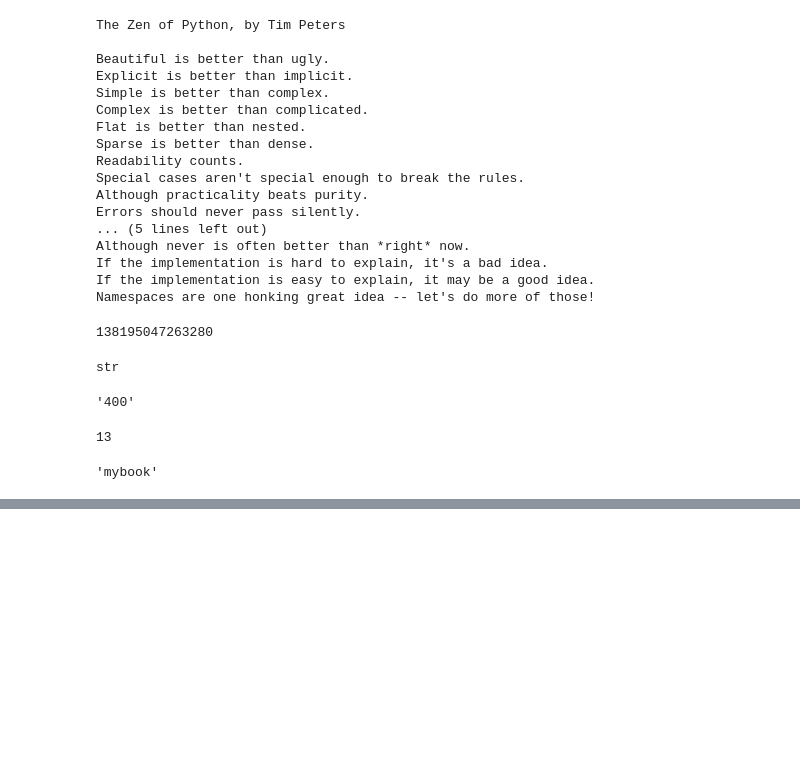
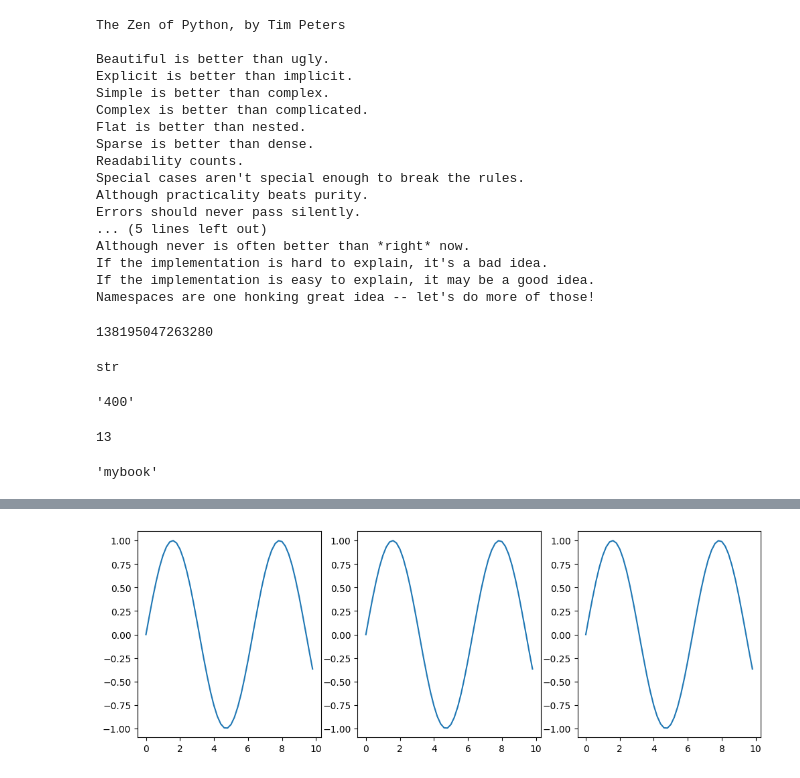
Before and after one commit to Mohammad-Rakibuzzaman/opencv-university, a Jupyter notebook: basics_hands_on.ipynb, the cells around one changed output, grey strips where cells are left out. Drawn from its saved outputs; the diff is of its cells as text; code cells hidden in the pictures; blank space fills up the shorter version.

```diff
--- a/basics_hands_on.ipynb
+++ b/basics_hands_on.ipynb
@@ -1081,0 +646,7 @@ MyInt.square??
+# %%
+# 3 axes - 1 row 3 cols (grid)
+fig, axes = plt.subplots(1, 3, figsize=(12, 4))
+for ax in axes:
+    ax.plot(x, y)
+# %% [output]
+[figure, added]
```
Also changed, not shown: parts of 272 cells of this notebook.
